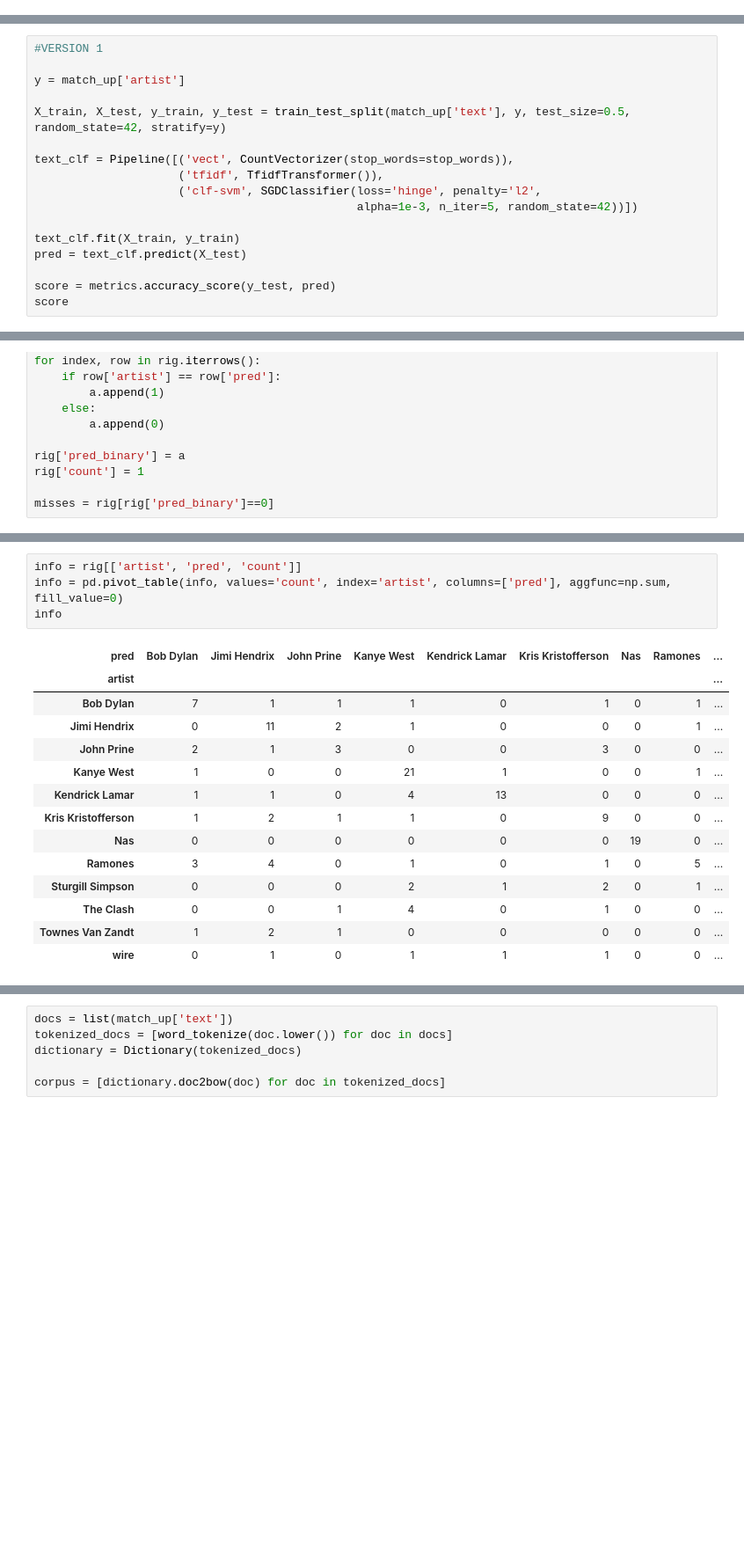
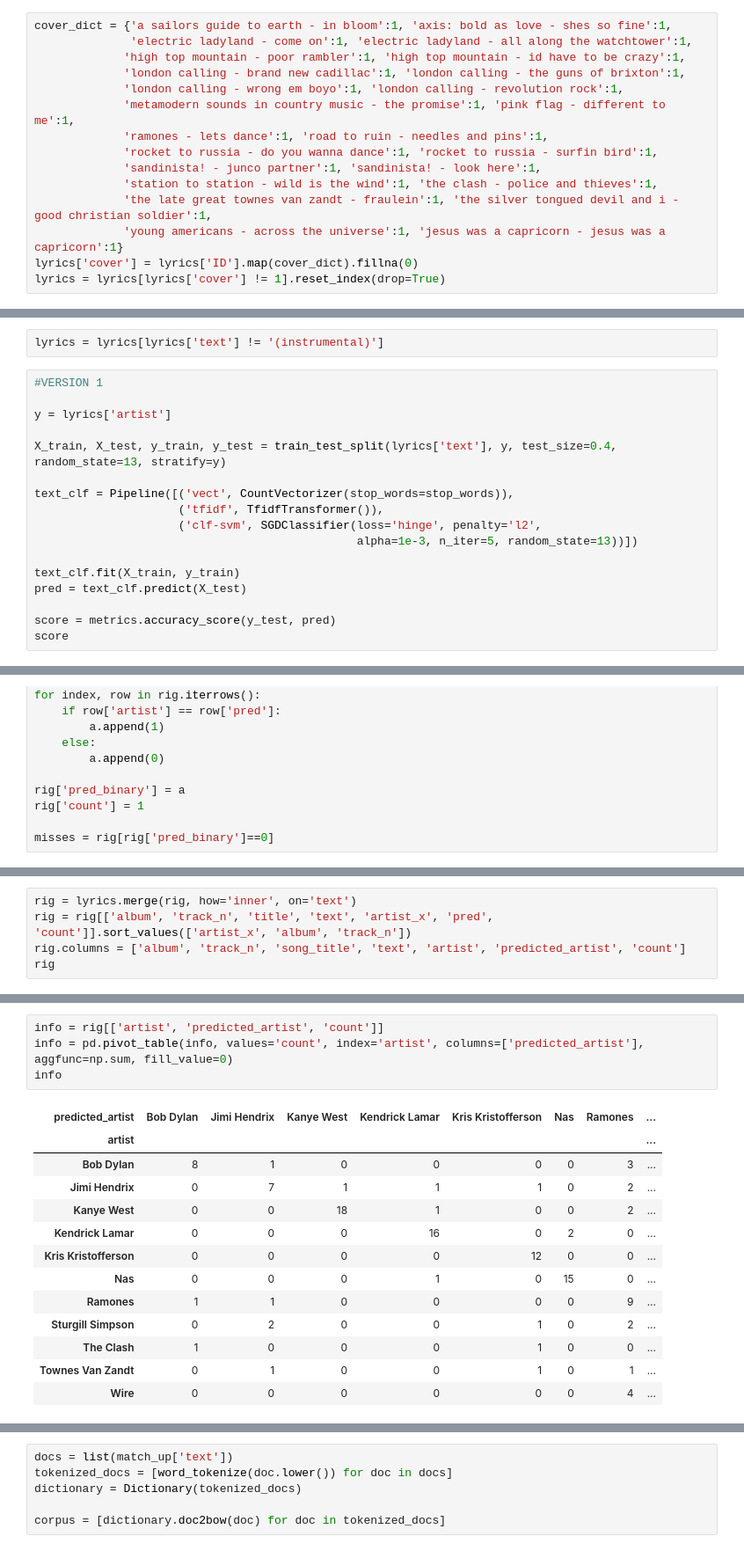
Before and after one commit to George-Mendoza/Natural-Language-Processing, a Jupyter notebook: Capstone 2.ipynb, the cells around one changed output, grey strips where cells are left out. Shown at 88% size. Cells and saved outputs as stored; diff of their text form; blank space fills up the shorter version.

```diff
--- a/Capstone 2.ipynb
+++ b/Capstone 2.ipynb
@@ -150,3 +170,18 @@ lyrics = lyrics.groupby(['title','track_n', 'album', 'ID'])['text'].apply(lambda
+# %%
+cover_dict = {'a sailors guide to earth - in bloom':1, 'axis: bold as love - shes so fine':1,
+              'electric ladyland - come on':1, 'electric ladyland - all along the watchtower':1,
+             'high top mountain - poor rambler':1, 'high top mountain - id have to be crazy':1,
+             'london calling - brand new cadillac':1, 'london calling - the guns of brixton':1,
+             'london calling - wrong em boyo':1, 'london calling - revolution rock':1,
+             'metamodern sounds in country music - the promise':1, 'pink flag - different to me':1,
+             'ramones - lets dance':1, 'road to ruin - needles and pins':1,
+             'rocket to russia - do you wanna dance':1, 'rocket to russia - surfin bird':1,
+             'sandinista! - junco partner':1, 'sandinista! - look here':1,
+             'station to station - wild is the wind':1, 'the clash - police and thieves':1,
+             'the late great townes van zandt - fraulein':1, 'the silver tongued devil and i - good christian soldier':1,
+             'young americans - across the universe':1, 'jesus was a capricorn - jesus was a capricorn':1}
+lyrics['cover'] = lyrics['ID'].map(cover_dict).fillna(0)
+lyrics = lyrics[lyrics['cover'] != 1].reset_index(drop=True)
 # %%
 songs = songs.sort_values(['album_name', 'track_name']).reset_index(drop=True)
 
@@ -305,17 +315,19 @@ from sklearn.linear_model import SGDClassifier
 from sklearn.feature_extraction import text
 
 stop_words = text.ENGLISH_STOP_WORDS.union(['yeah', 'ya', 'no', 'woah', 'ooh'])
+# %%
+lyrics = lyrics[lyrics['text'] != '(instrumental)']
 # %%
 #VERSION 1
 
-y = match_up['artist']
+y = lyrics['artist']
 
-X_train, X_test, y_train, y_test = train_test_split(match_up['text'], y, test_size=0.5, random_state=42, stratify=y)
+X_train, X_test, y_train, y_test = train_test_split(lyrics['text'], y, test_size=0.4, random_state=13, stratify=y)
 
 text_clf = Pipeline([('vect', CountVectorizer(stop_words=stop_words)),
                      ('tfidf', TfidfTransformer()),
                      ('clf-svm', SGDClassifier(loss='hinge', penalty='l2',
-                                               alpha=1e-3, n_iter=5, random_state=42))])
+                                               alpha=1e-3, n_iter=5, random_state=13))])
 
 text_clf.fit(X_train, y_train)
 pred = text_clf.predict(X_test)
@@ -364,0 +357,5 @@ rig.sort_values('artist')
+# %%
+rig = lyrics.merge(rig, how='inner', on='text')
+rig = rig[['album', 'track_n', 'title', 'text', 'artist_x', 'pred', 'count']].sort_values(['artist_x', 'album', 'track_n'])
+rig.columns = ['album', 'track_n', 'song_title', 'text', 'artist', 'predicted_artist', 'count']
+rig
@@ -365,20 +380,19 @@ rig.sort_values('artist')
 # %%
-info = rig[['artist', 'pred', 'count']]
-info = pd.pivot_table(info, values='count', index='artist', columns=['pred'], aggfunc=np.sum, fill_value=0)
+info = rig[['artist', 'predicted_artist', 'count']]
+info = pd.pivot_table(info, values='count', index='artist', columns=['predicted_artist'], aggfunc=np.sum, fill_value=0)
 info
 # %% [output]
-| pred | Bob Dylan | Jimi Hendrix | John Prine | Kanye West | Kendrick Lamar | Kris Kristofferson | Nas | Ramones | ... |
-| artist |  |  |  |  |  |  |  |  | ... |
-| Bob Dylan | 7 | 1 | 1 | 1 | 0 | 1 | 0 | 1 | ... |
-| Jimi Hendrix | 0 | 11 | 2 | 1 | 0 | 0 | 0 | 1 | ... |
-| John Prine | 2 | 1 | 3 | 0 | 0 | 3 | 0 | 0 | ... |
-| Kanye West | 1 | 0 | 0 | 21 | 1 | 0 | 0 | 1 | ... |
-| Kendrick Lamar | 1 | 1 | 0 | 4 | 13 | 0 | 0 | 0 | ... |
-| Kris Kristofferson | 1 | 2 | 1 | 1 | 0 | 9 | 0 | 0 | ... |
-| Nas | 0 | 0 | 0 | 0 | 0 | 0 | 19 | 0 | ... |
-| Ramones | 3 | 4 | 0 | 1 | 0 | 1 | 0 | 5 | ... |
-| Sturgill Simpson | 0 | 0 | 0 | 2 | 1 | 2 | 0 | 1 | ... |
-| The Clash | 0 | 0 | 1 | 4 | 0 | 1 | 0 | 0 | ... |
-| Townes Van Zandt | 1 | 2 | 1 | 0 | 0 | 0 | 0 | 0 | ... |
-| wire | 0 | 1 | 0 | 1 | 1 | 1 | 0 | 0 | ... |
+| predicted_artist | Bob Dylan | Jimi Hendrix | Kanye West | Kendrick Lamar | Kris Kristofferson | Nas | Ramones | ... |
+| artist |  |  |  |  |  |  |  | ... |
+| Bob Dylan | 8 | 1 | 0 | 0 | 0 | 0 | 3 | ... |
+| Jimi Hendrix | 0 | 7 | 1 | 1 | 1 | 0 | 2 | ... |
+| Kanye West | 0 | 0 | 18 | 1 | 0 | 0 | 2 | ... |
+| Kendrick Lamar | 0 | 0 | 0 | 16 | 0 | 2 | 0 | ... |
+| Kris Kristofferson | 0 | 0 | 0 | 0 | 12 | 0 | 0 | ... |
+| Nas | 0 | 0 | 0 | 1 | 0 | 15 | 0 | ... |
+| Ramones | 1 | 1 | 0 | 0 | 0 | 0 | 9 | ... |
+| Sturgill Simpson | 0 | 2 | 0 | 0 | 1 | 0 | 2 | ... |
+| The Clash | 1 | 0 | 0 | 0 | 1 | 0 | 0 | ... |
+| Townes Van Zandt | 0 | 1 | 0 | 0 | 1 | 0 | 1 | ... |
+| Wire | 0 | 0 | 0 | 0 | 0 | 0 | 4 | ... |
 # %%
```
Also changed, not shown: parts of 13 cells of this notebook, 2 other files.
